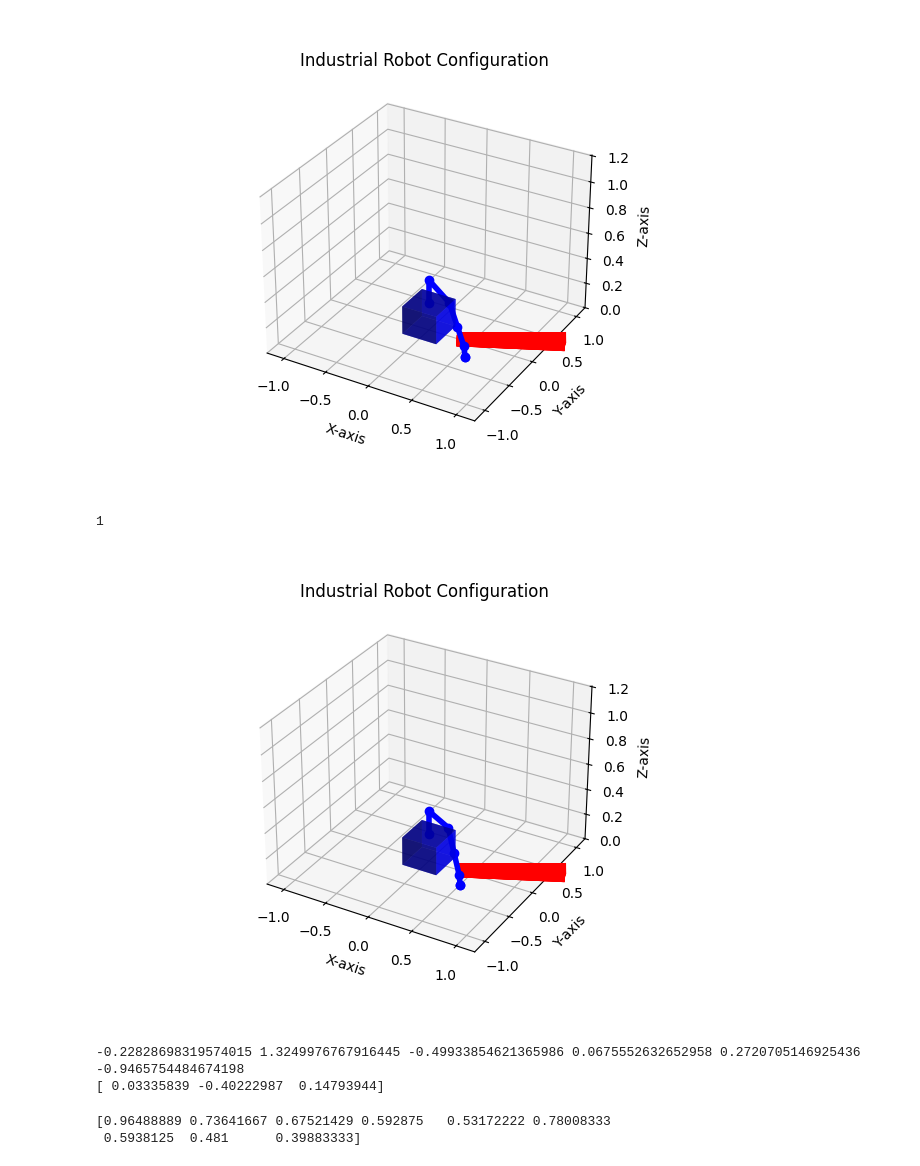
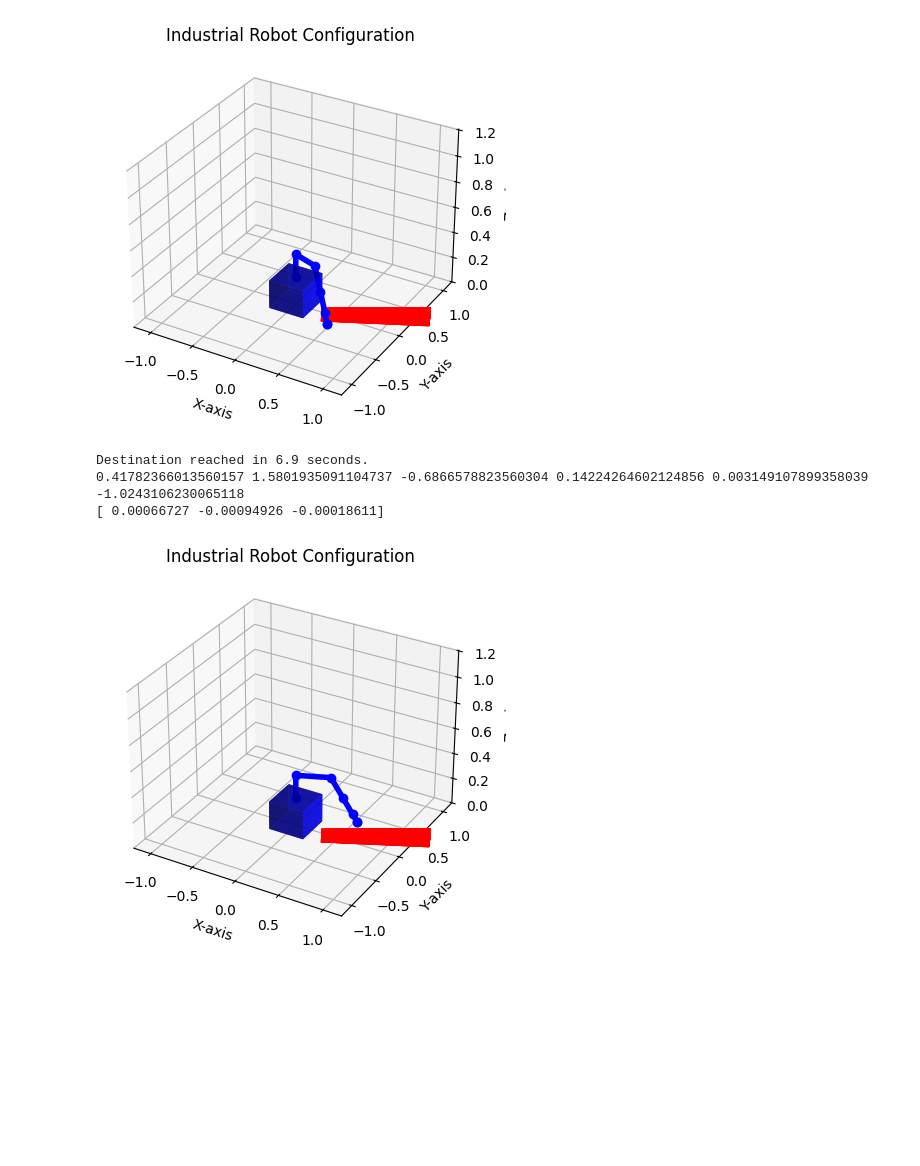
Before and after one commit to thijssnel/ip, a Jupyter notebook: Industrial_Robot_test.ipynb, the cells around one changed output. Saved outputs shown, nothing was run; the diff lists cells and outputs as text; code cells hidden in the pictures; blank space fills up the shorter version.

```diff
--- a/Industrial_Robot_test.ipynb
+++ b/Industrial_Robot_test.ipynb
@@ -10,3 +15,9 @@ robot ={0:'xy,z,0.22',
         5:'yz,x,0.08',
         6:'ee,x,0.0001'}
 test = IndustrialRobot(robot)
+# %%
+
+obj = pd.read_csv('/home/thijssnel/programeren/jaar_4/ip/test_meting_robot.csv')
+obj['Distance'] = obj['Distance']/1000
+
+obj_list =[(i[1]['Distance'],i[1]['H_Angle'],i[1]['V_Angle']) for i in obj.iterrows()]
@@ -22,9 +46,2 @@ test.plot_robot()
-# %%
-import pandas as pd
-import numpy as np
-obj = pd.read_csv('/home/thijssnel/programeren/jaar_4/ip/test_meting_robot.csv')
-obj['Distance'] = obj['Distance']/1000
-
-obj_list =[(i[1]['Distance'],-i[1]['H_Angle'],i[1]['V_Angle']) for i in obj.iterrows()]
 # %%
-test.update_objects(objects=obj_list,correction=[-0.1,-0.25,0], direction='x')
+test.update_objects(objects=obj_list,correction=[-0.1,-0.30,0.01], direction='x')
@@ -44,35 +62,28 @@ array([ 5.73487993e-01, -2.61899463e-01, -6.36257321e-04,  1.31163895e+00,
-# %%
-%matplotlib widget
-test.plot_robot()
-# %% [output]
-[figure, removed]
-# %%
-x =  [0,1,2]
-x[-2]
-# %% [output]
-1
 # %%
-value = [-0.47990, 1.59404, -0.62694, 0.04842, 0.34806, -1.04618]
+value = [-0.48237, 1.48562, -0.47743, 0.09515, 0.19313, -1.09862]
 for i,val in enumerate(value):
     setattr(test, f'q{i+1}_val',val)
 test.plot_robot()
 
 full_path = {}
 i = 0
 
 # ---- FIRST DESTINATION ----
 test.path = {}   # <--- IMPORTANT: clear before generating a new path
-test.get_to_destination(destination=[0.583, 0.260, 0.015, 0., 0., 0.], dt=1/10,attractive_coff=1)
+test.get_to_destination(destination=[0.583, 0.260, 0.05, 0., 0., 0.], dt=1/10,attractive_coff=1,repelent_object=0.0001,range_repelent=0.1)
 for _, path in test.path.items():
     full_path[i] = path
     i += 1
 
 print(test.q1_val, test.q2_val, test.q3_val, test.q4_val, test.q5_val, test.q6_val)
-print(test.q7_car[:3]-[0.583, 0.260, 0,])
+print(test.q7_car[:3]-[0.583, 0.260, 0.05,])
+test.plot_robot()
 # %% [output]
-[figure, old version]
+[figure, new version]
--0.22828698319574015 1.3249976767916445 -0.49933854621365986 0.0675552632652958 0.2720705146925436 -0.9465754484674198
-[ 0.03335839 -0.40222987  0.14793944]
+Destination reached in 6.9 seconds.
+0.41782366013560157 1.5801935091104737 -0.6866578823560304 0.14224264602124856 0.003149107899358039 -1.0243106230065118
+[ 0.00066727 -0.00094926 -0.00018611]
+[figure, added]
 # %%
 import matplotlib.pyplot as plt
 from matplotlib.animation import FuncAnimation, PillowWriter
@@ -169,10 +180,3 @@ ani = FuncAnimation(fig, update, frames=frames, interval=1000/10)
 writer = PillowWriter(fps=10)
 ani.save(filename, writer=writer)
 plt.close(fig)
-# %%
-import numpy as np
-arr = np.array([[ 0.96488889, 0.73641667, 0.67521429, 0.592875, 0.53172222],[ 0.78008333, 0.5938125, 0.481, 0.39883333, 0.]])
-print(arr[np.where(arr != 0.)])
-# %% [output]
-[0.96488889 0.73641667 0.67521429 0.592875   0.53172222 0.78008333
- 0.5938125  0.481      0.39883333]
```
Also changed, not shown: parts of 22 cells of this notebook.
